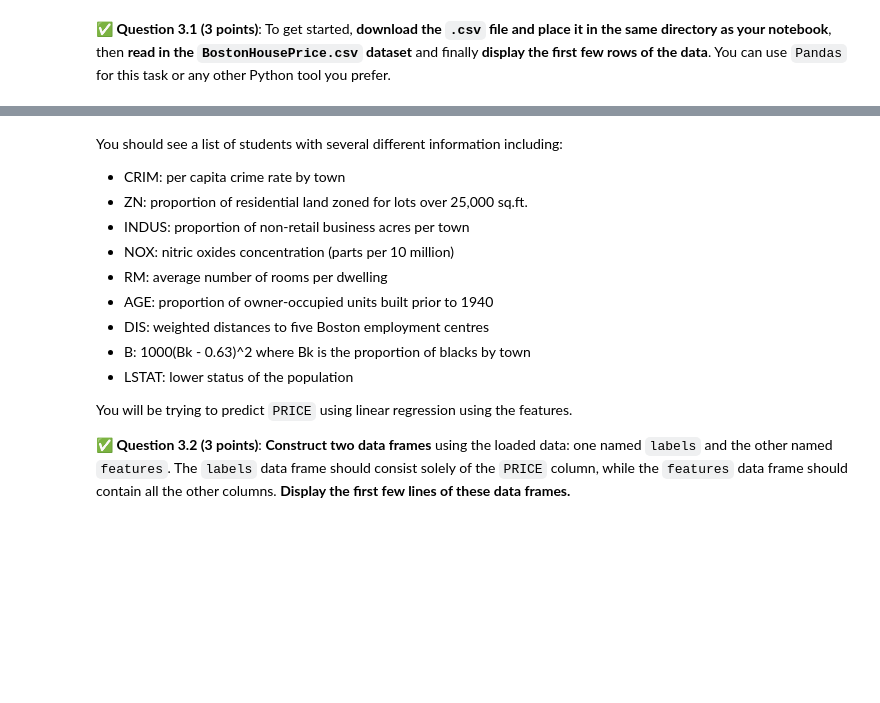
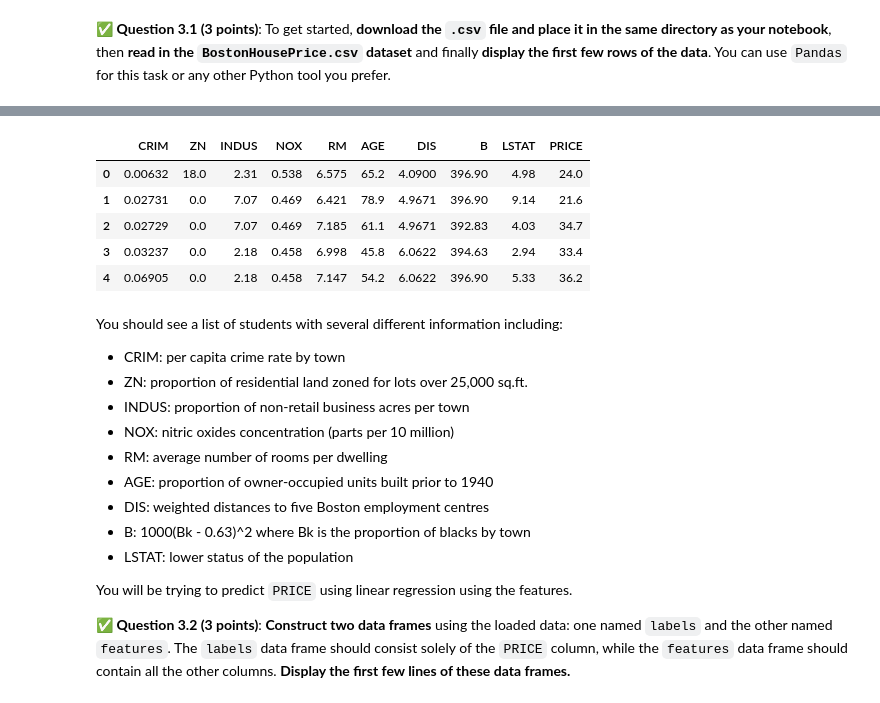
Before and after one commit to varshasg/CMSE202-s23-turnin, a Jupyter notebook: final/CMSE202-Final-Section001-STUDENT.ipynb, the cells around one changed output, grey strips where cells are left out. Cells and saved outputs as stored; diff of their text form; code cells hidden in the pictures; blank space fills up the shorter version.

```diff
--- a/final/CMSE202-Final-Section001-STUDENT.ipynb
+++ b/final/CMSE202-Final-Section001-STUDENT.ipynb
@@ -157,3 +185,13 @@ The goal for this part is to do a multivariate linear regression, also known as
+# %%
+boston = pd.read_csv("BostonHousePrice.csv")
+boston.head()
+# %% [output]
+|  | CRIM | ZN | INDUS | NOX | RM | AGE | DIS | B | LSTAT | PRICE |
+| 0 | 0.00632 | 18.0 | 2.31 | 0.538 | 6.575 | 65.2 | 4.0900 | 396.90 | 4.98 | 24.0 |
+| 1 | 0.02731 | 0.0 | 7.07 | 0.469 | 6.421 | 78.9 | 4.9671 | 396.90 | 9.14 | 21.6 |
+| 2 | 0.02729 | 0.0 | 7.07 | 0.469 | 7.185 | 61.1 | 4.9671 | 392.83 | 4.03 | 34.7 |
+| 3 | 0.03237 | 0.0 | 2.18 | 0.458 | 6.998 | 45.8 | 6.0622 | 394.63 | 2.94 | 33.4 |
+| 4 | 0.06905 | 0.0 | 2.18 | 0.458 | 7.147 | 54.2 | 6.0622 | 396.90 | 5.33 | 36.2 |
 # %% [markdown]
 You should see a list of students with several different information including:
 * CRIM:     per capita crime rate by town
```
Also changed, not shown: parts of 16 cells of this notebook.
